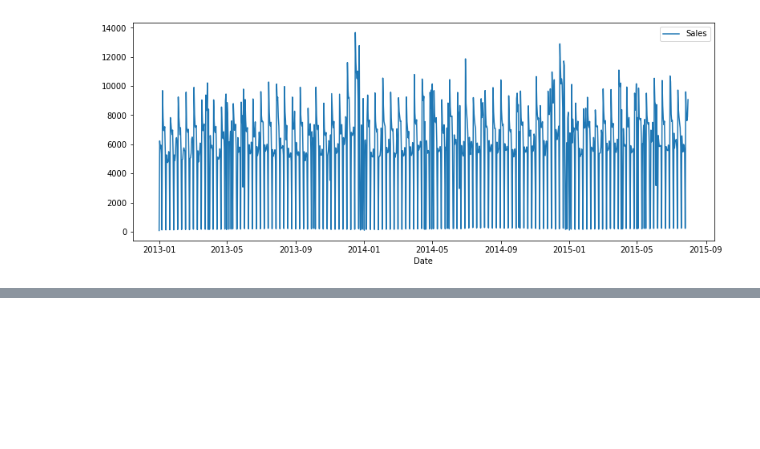
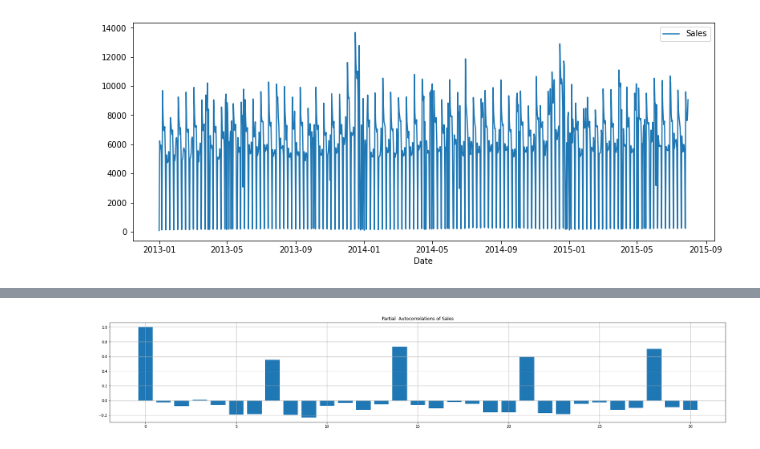
Before and after one commit to fbagire/pharmaceutical_sales_forecast, a Jupyter notebook: notebook/modelling.ipynb, the cells around one changed output, grey strips where cells are left out. Saved outputs shown, nothing was run; the diff lists cells and outputs as text; code cells hidden in the pictures; blank space fills up the shorter version.

```diff
--- a/notebook/modelling.ipynb
+++ b/notebook/modelling.ipynb
@@ -135,0 +216,7 @@ _=sns.lineplot(data=sales_ts)
+# %%
+pacfsales = pacf(sales_ts.Sales.values, nlags=30)
+pacfsalesNp = np.array(acfsales)
+# %%
+corrPlots(pacfsalesNp, "Partial")
+# %% [output]
+[figure, added]
```
Also changed, not shown: parts of 20 cells of this notebook, 7 other files.
